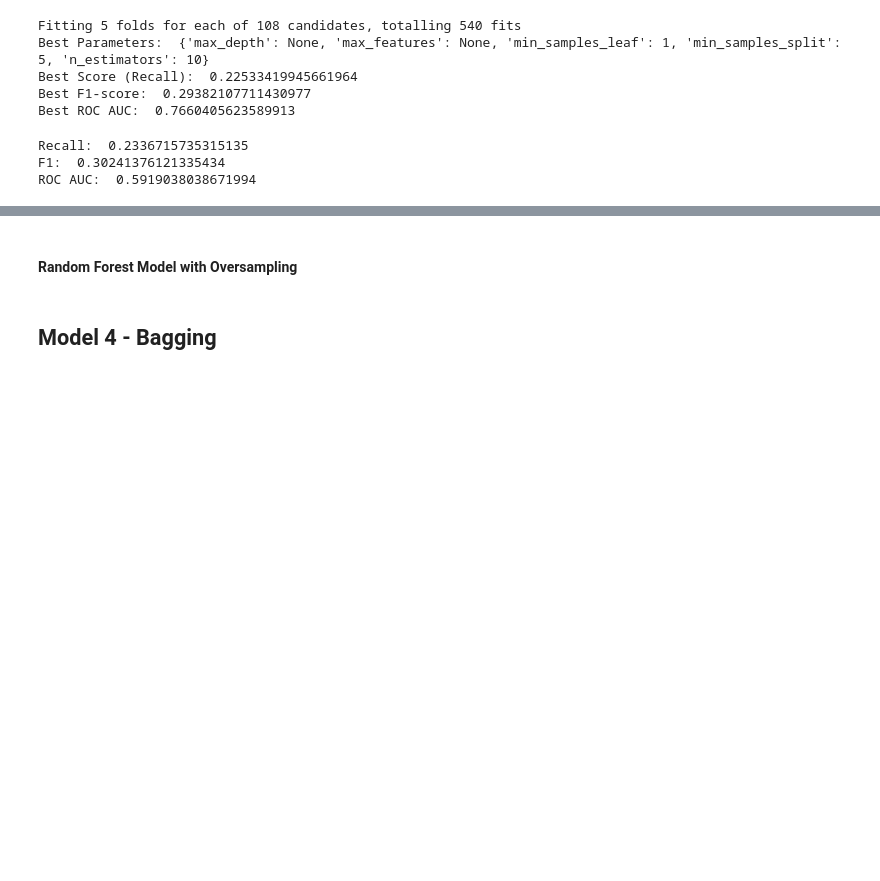
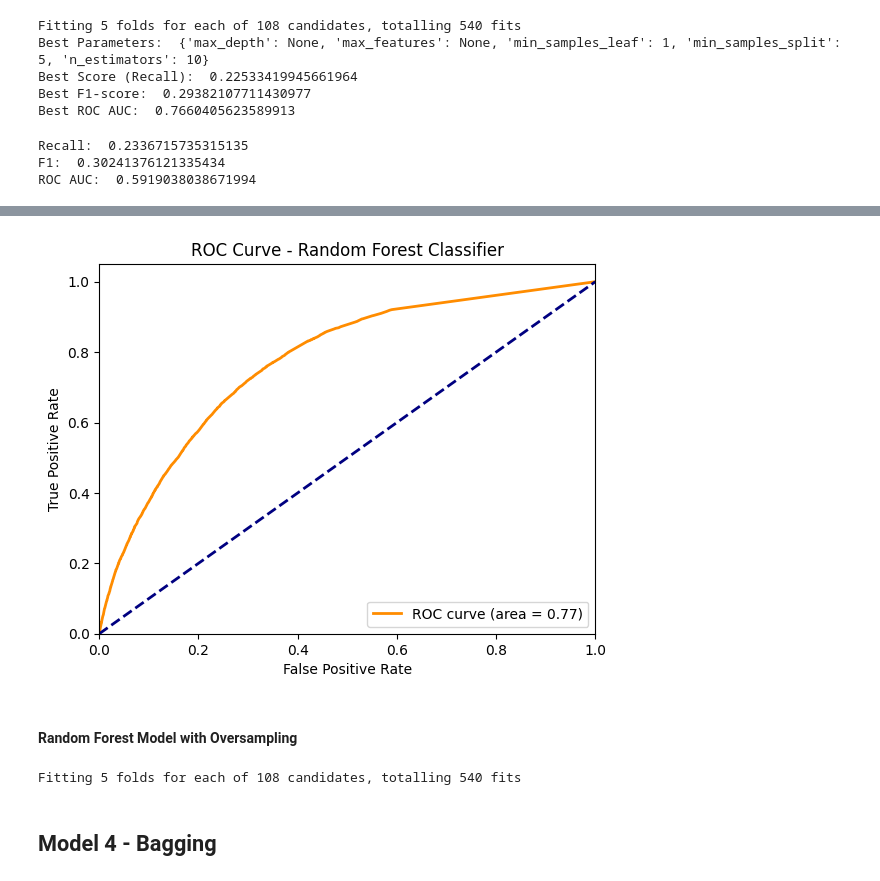
Before and after one commit to RileyLeo/Diabetes-Prediction-ML, a Jupyter notebook: notebook.ipynb, the cells around one changed output, grey strips where cells are left out. Saved outputs shown, nothing was run; the diff lists cells and outputs as text; code cells hidden in the pictures; blank space fills up the shorter version.

```diff
--- a/notebook.ipynb
+++ b/notebook.ipynb
@@ -1132,2 +1136,21 @@ plt.show()
+# %%
+from sklearn.metrics import roc_curve, auc
+import matplotlib.pyplot as plt
+
+fpr, tpr, thresholds = roc_curve(y_test, best_rf_classifier.predict_proba(X_test)[:,1])
+roc_auc = auc(fpr, tpr)
+
+plt.figure()
+plt.plot(fpr, tpr, color='darkorange', lw=2, label='ROC curve (area = %0.2f)' % roc_auc)
+plt.plot([0, 1], [0, 1], color='navy', lw=2, linestyle='--')
+plt.xlim([0.0, 1.0])
+plt.ylim([0.0, 1.05])
+plt.xlabel('False Positive Rate')
+plt.ylabel('True Positive Rate')
+plt.title('ROC Curve - Random Forest Classifier')
+plt.legend(loc="lower right")
+plt.show()
+# %% [output]
+[figure, added]
 # %% [markdown]
 #### Random Forest Model with Oversampling
@@ -1172,3 +1157,27 @@ best_rf_classifier = rf_grid_search.best_estimator_
+# %%
+from imblearn.over_sampling import RandomOverSampler
+
+ros = RandomOverSampler(random_state=42)
+X_train_ros, y_train_ros = ros.fit_resample(X_train, y_train)
+
+ros_rf_grid_search = GridSearchCV(rf_classifier
+                                  , rf_param_grid
+                                  , cv = 5, scoring = scoring
+                                  , refit = 'recall'
+                                  , return_train_score = True
+                                  , n_jobs = -1 # Warning! This will use all available CPU cores
+                                  , verbose = 1)
+
+ros_rf_grid_search.fit(X_train_ros, y_train_ros)
+
+print("Best Parameters: ", ros_rf_grid_search.best_params_)
+print("Best Score (Recall): ", ros_rf_grid_search.best_score_)
+print("Best F1-score: ", ros_rf_grid_search.cv_results_['mean_test_f1'][ros_rf_grid_search.best_index_])
+print("Best ROC AUC: ", ros_rf_grid_search.cv_results_['mean_test_roc_auc'][ros_rf_grid_search.best_index_])
+
+ros_best_rf_classifier = ros_rf_grid_search.best_estimator_
+# %% [output]
+Fitting 5 folds for each of 108 candidates, totalling 540 fits
 # %% [markdown]
 ## Model 4 - Bagging
 # %%
```
Also changed, not shown: parts of 3 cells of this notebook.
